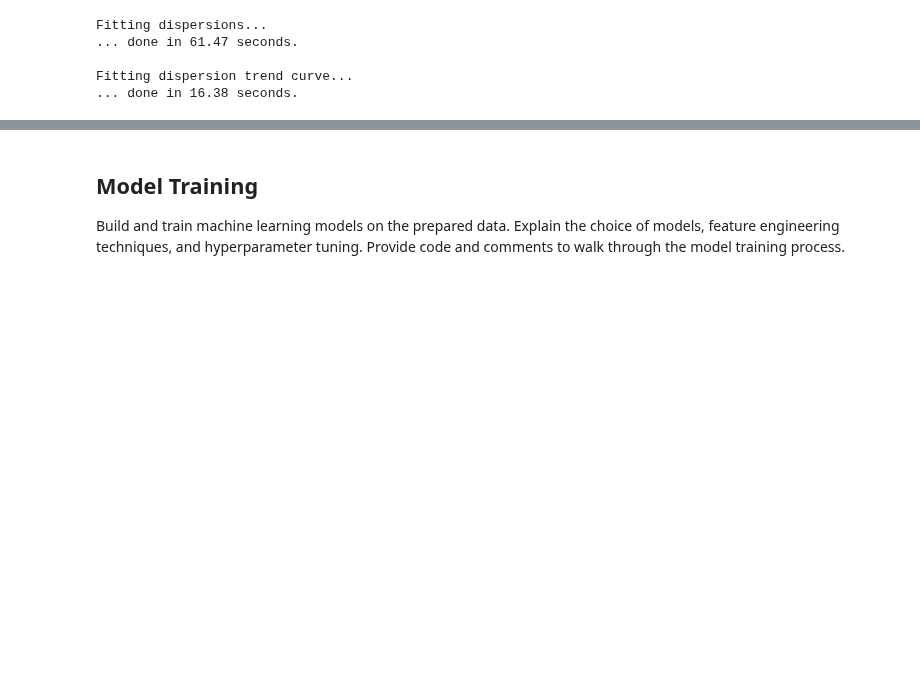
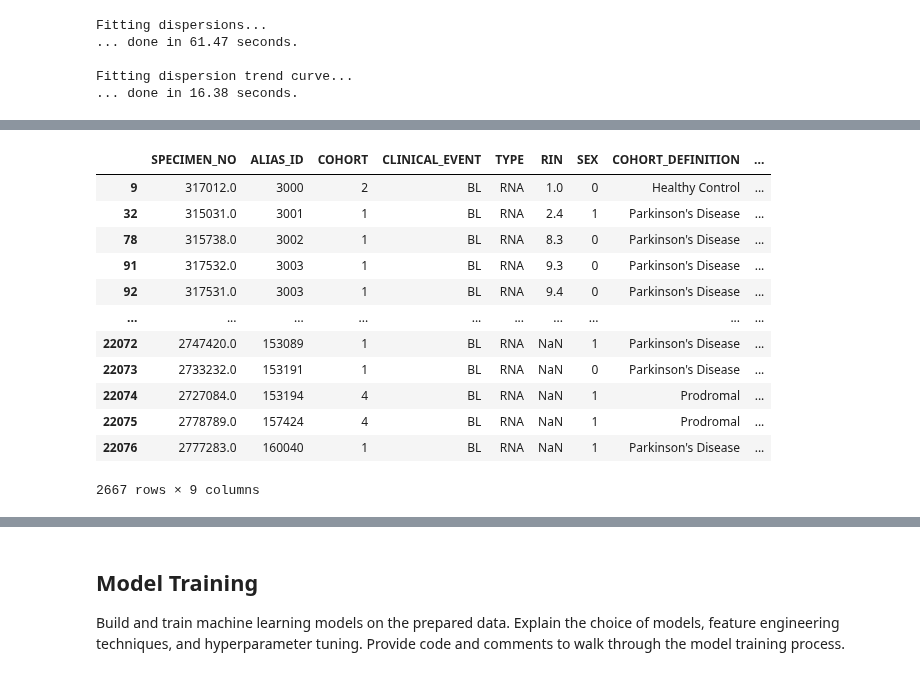
Before and after one commit to zainabnazari/ppmi, a Jupyter notebook: main_ppmi_notebook.ipynb, the cells around one changed output, grey strips where cells are left out. Drawn from its saved outputs; the diff is of its cells as text; code cells hidden in the pictures; blank space fills up the shorter version.

```diff
--- a/main_ppmi_notebook.ipynb
+++ b/main_ppmi_notebook.ipynb
@@ -376,0 +401,18 @@ else:
+# %%
+# we need to keep only base line visit data of patient.
+baseline_df = sex_rin_data[sex_rin_data['CLINICAL_EVENT'] == 'BL']
+baseline_df
+# %% [output]
+|  | SPECIMEN_NO | ALIAS_ID | COHORT | CLINICAL_EVENT | TYPE | RIN | SEX | COHORT_DEFINITION | ... |
+| 9 | 317012.0 | 3000 | 2 | BL | RNA | 1.0 | 0 | Healthy Control | ... |
+| 32 | 315031.0 | 3001 | 1 | BL | RNA | 2.4 | 1 | Parkinson's Disease | ... |
+| 78 | 315738.0 | 3002 | 1 | BL | RNA | 8.3 | 0 | Parkinson's Disease | ... |
+| 91 | 317532.0 | 3003 | 1 | BL | RNA | 9.3 | 0 | Parkinson's Disease | ... |
+| 92 | 317531.0 | 3003 | 1 | BL | RNA | 9.4 | 0 | Parkinson's Disease | ... |
+| ... | ... | ... | ... | ... | ... | ... | ... | ... | ... |
+| 22072 | 2747420.0 | 153089 | 1 | BL | RNA | NaN | 1 | Parkinson's Disease | ... |
+| 22073 | 2733232.0 | 153191 | 1 | BL | RNA | NaN | 0 | Parkinson's Disease | ... |
+| 22074 | 2727084.0 | 153194 | 4 | BL | RNA | NaN | 1 | Prodromal | ... |
+| 22075 | 2778789.0 | 157424 | 4 | BL | RNA | NaN | 1 | Prodromal | ... |
+| 22076 | 2777283.0 | 160040 | 1 | BL | RNA | NaN | 1 | Parkinson's Disease | ... |
+2667 rows × 9 columns
```
Also changed, not shown: parts of 9 cells of this notebook.
